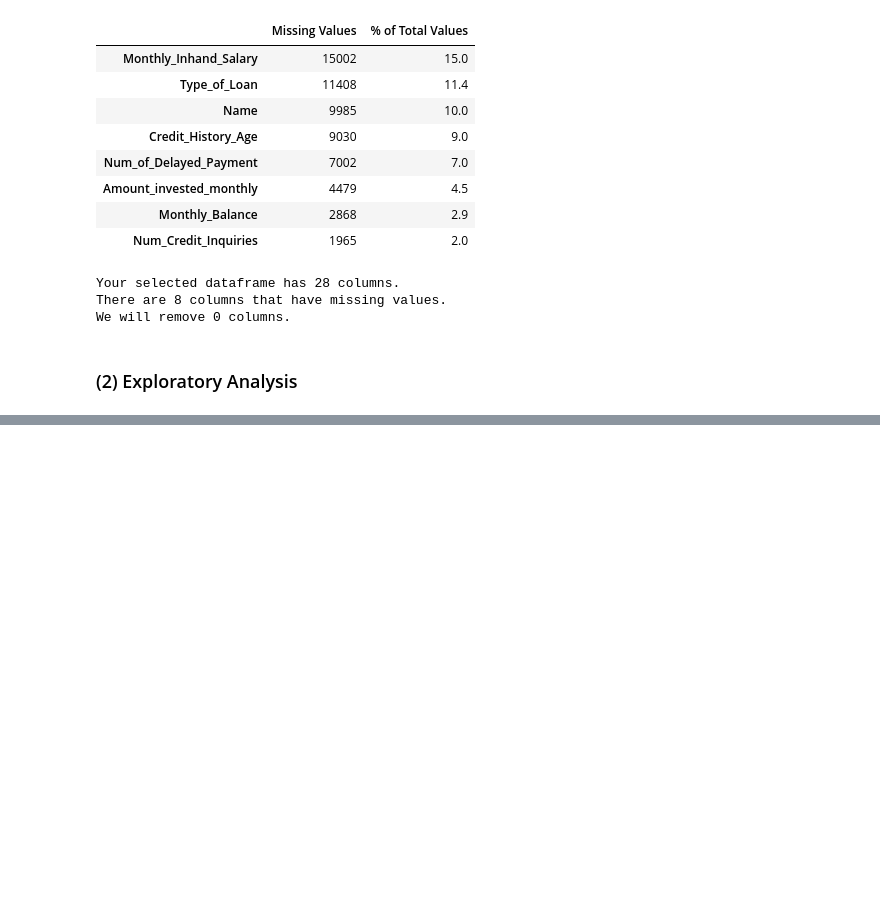
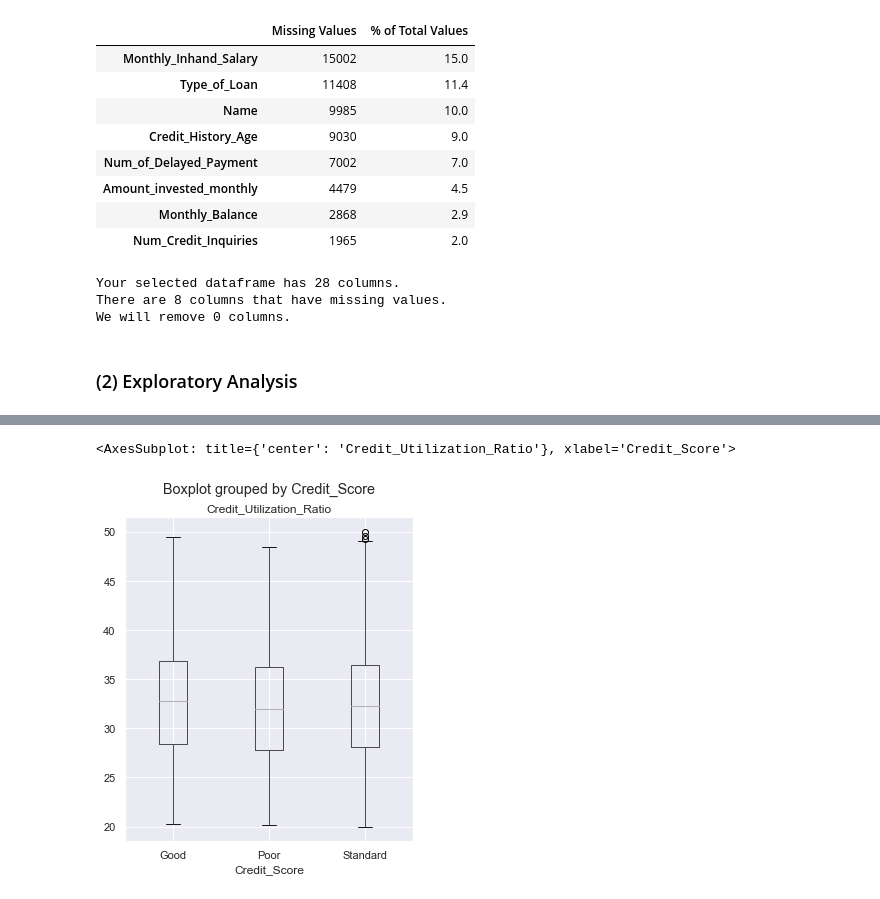
Before and after one commit to jorbea/comp_562_001_final_project, a Jupyter notebook: report.ipynb, the cells around one changed output, grey strips where cells are left out. Saved outputs shown, nothing was run; the diff lists cells and outputs as text; code cells hidden in the pictures; blank space fills up the shorter version.

```diff
--- a/report.ipynb
+++ b/report.ipynb
@@ -135,0 +171,5 @@ We will remove 0 columns.
+# %%
+data.boxplot(column='Credit_Utilization_Ratio', by='Credit_Score', figsize=(5,6))
+# %% [output]
+<AxesSubplot: title={'center': 'Credit_Utilization_Ratio'}, xlabel='Credit_Score'>
+[figure, added]
```
Also changed, not shown: parts of 7 cells of this notebook.
